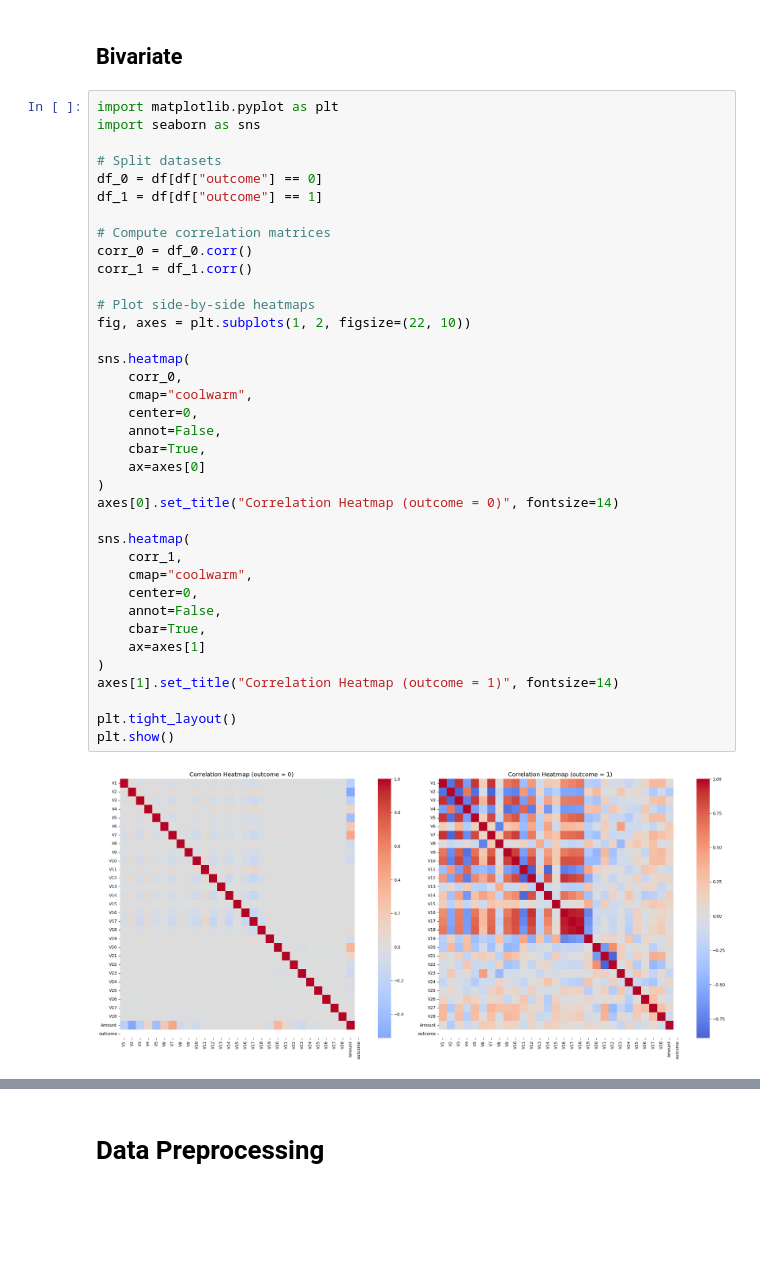
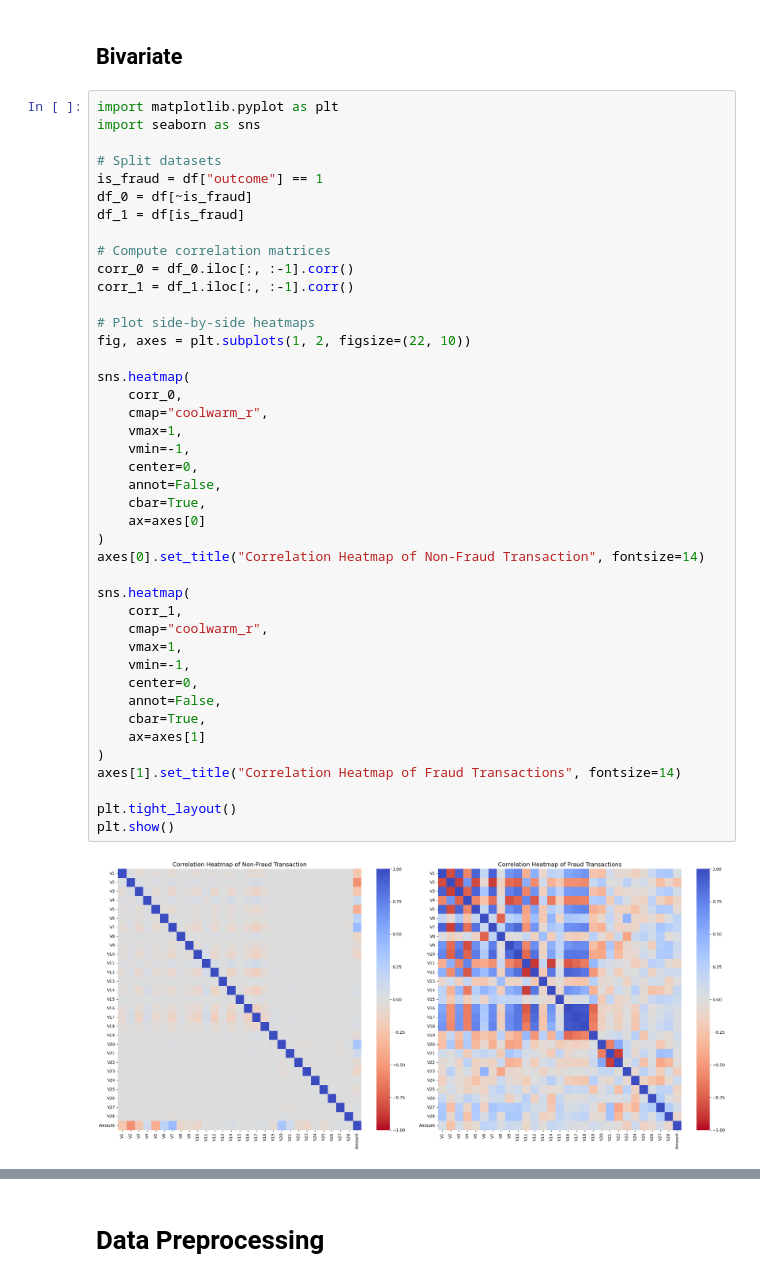
Before and after one commit to BSDSBA-JF/ML-II-Labs, a Jupyter notebook: 01/01-lab-materials/LT 7-Lab 1.ipynb, the cells around one changed output, grey strips where cells are left out. Saved outputs shown, nothing was run; the diff lists cells and outputs as text; blank space fills up the shorter version.

```diff
--- a/01/01-lab-materials/LT 7-Lab 1.ipynb
+++ b/01/01-lab-materials/LT 7-Lab 1.ipynb
@@ -165,40 +94,45 @@ plt.show()
 # %%
 import matplotlib.pyplot as plt
 import seaborn as sns
 
 # Split datasets
-df_0 = df[df["outcome"] == 0]
-df_1 = df[df["outcome"] == 1]
+is_fraud = df["outcome"] == 1
+df_0 = df[~is_fraud]
+df_1 = df[is_fraud]
 
 # Compute correlation matrices
-corr_0 = df_0.corr()
-corr_1 = df_1.corr()
+corr_0 = df_0.iloc[:, :-1].corr()
+corr_1 = df_1.iloc[:, :-1].corr()
 
 # Plot side-by-side heatmaps
 fig, axes = plt.subplots(1, 2, figsize=(22, 10))
 
 sns.heatmap(
     corr_0,
-    cmap="coolwarm",
+    cmap="coolwarm_r",
+    vmax=1,
+    vmin=-1,
     center=0,
     annot=False,
     cbar=True,
     ax=axes[0]
 )
-axes[0].set_title("Correlation Heatmap (outcome = 0)", fontsize=14)
+axes[0].set_title("Correlation Heatmap of Non-Fraud Transaction", fontsize=14)
 
 sns.heatmap(
     corr_1,
-    cmap="coolwarm",
+    cmap="coolwarm_r",
+    vmax=1,
+    vmin=-1,
     center=0,
     annot=False,
     cbar=True,
     ax=axes[1]
 )
-axes[1].set_title("Correlation Heatmap (outcome = 1)", fontsize=14)
+axes[1].set_title("Correlation Heatmap of Fraud Transactions", fontsize=14)
 
 plt.tight_layout()
 plt.show()
 # %% [output]
-[figure, old version]
+[figure, new version]
 # %%
```
Also changed, not shown: parts of 19 cells of this notebook, 1 other file.
